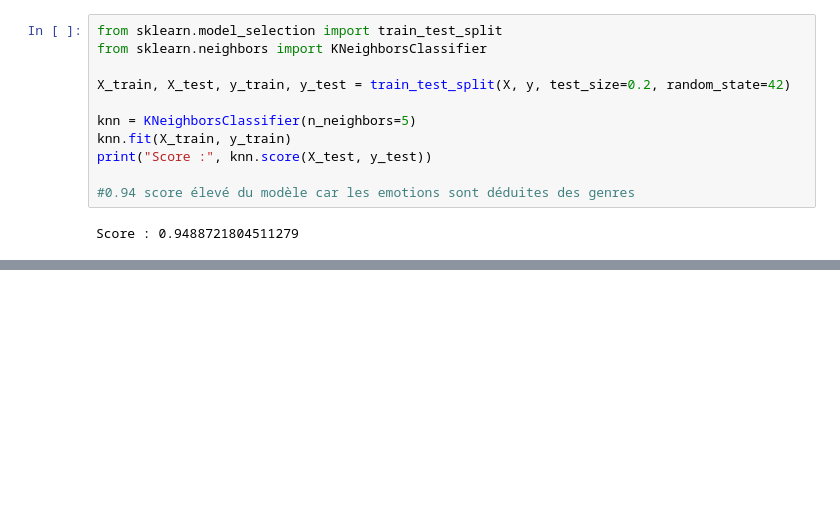
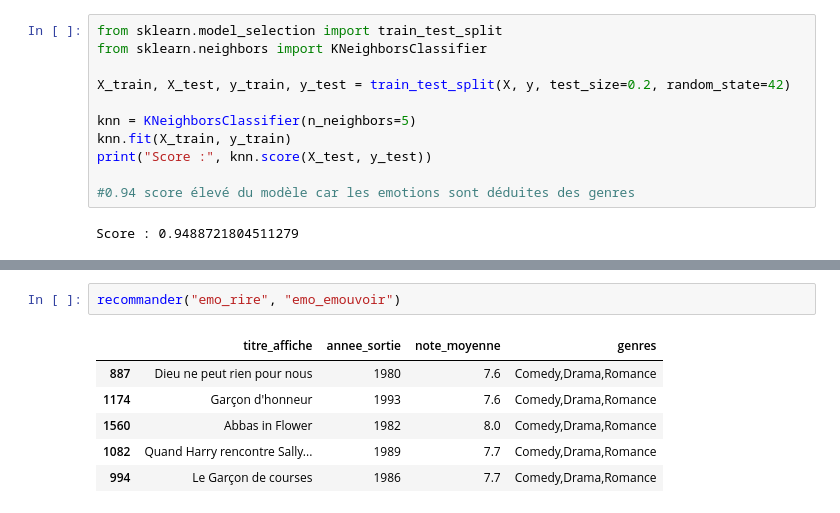
Before and after one commit to Ben-DataHub/Projet-2-CNC, a Jupyter notebook: notebooks/recommandation_ML.ipynb, the cells around one changed output, grey strips where cells are left out. Cells and saved outputs as stored; diff of their text form; blank space fills up the shorter version.

```diff
--- a/notebooks/recommandation_ML.ipynb
+++ b/notebooks/recommandation_ML.ipynb
@@ -130,3 +132,12 @@ recommander("emo_frissonner")
 | 1897 | This is England | 2006 | 7.7 | Crime,Drama |
 | 1609 | Carandiru | 2003 | 7.6 | Crime,Drama |
 | 1220 | L'âme des guerriers | 1994 | 7.9 | Crime,Drama |
+# %%
+recommander("emo_rire", "emo_emouvoir")
+# %% [output]
+|  | titre_affiche | annee_sortie | note_moyenne | genres |
+| 887 | Dieu ne peut rien pour nous | 1980 | 7.6 | Comedy,Drama,Romance |
+| 1174 | Garçon d'honneur | 1993 | 7.6 | Comedy,Drama,Romance |
+| 1560 | Abbas in Flower | 1982 | 8.0 | Comedy,Drama,Romance |
+| 1082 | Quand Harry rencontre Sally... | 1989 | 7.7 | Comedy,Drama,Romance |
+| 994 | Le Garçon de courses | 1986 | 7.7 | Comedy,Drama,Romance |
```
Also changed, not shown: parts of 6 cells of this notebook.
